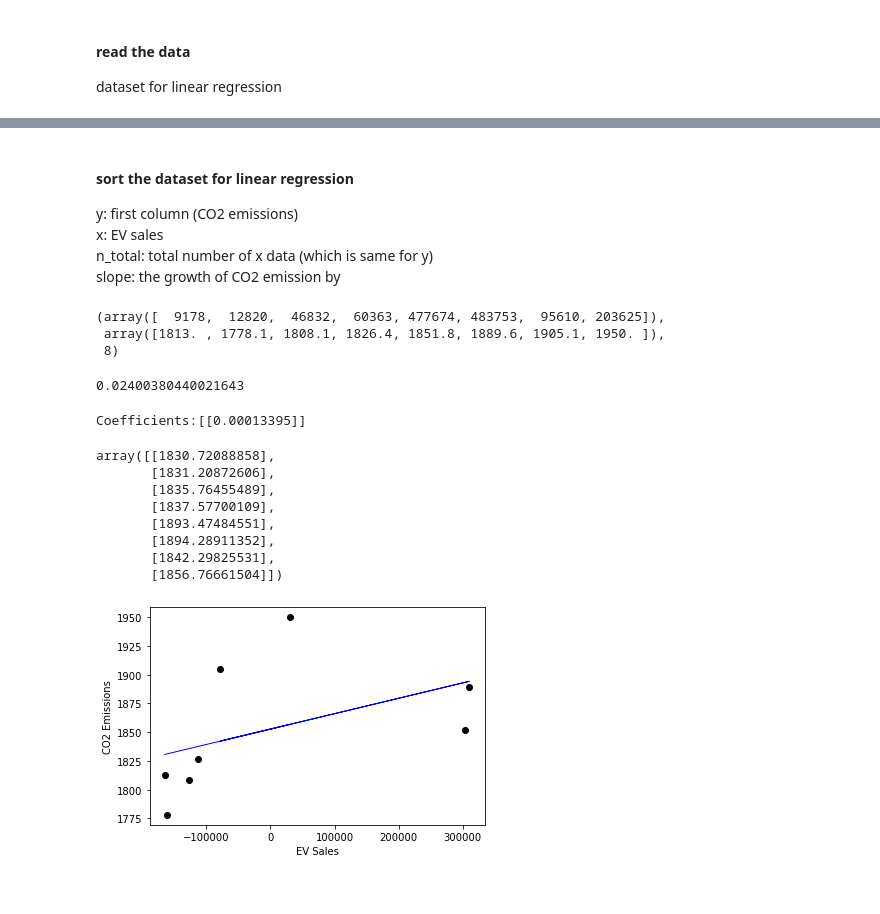
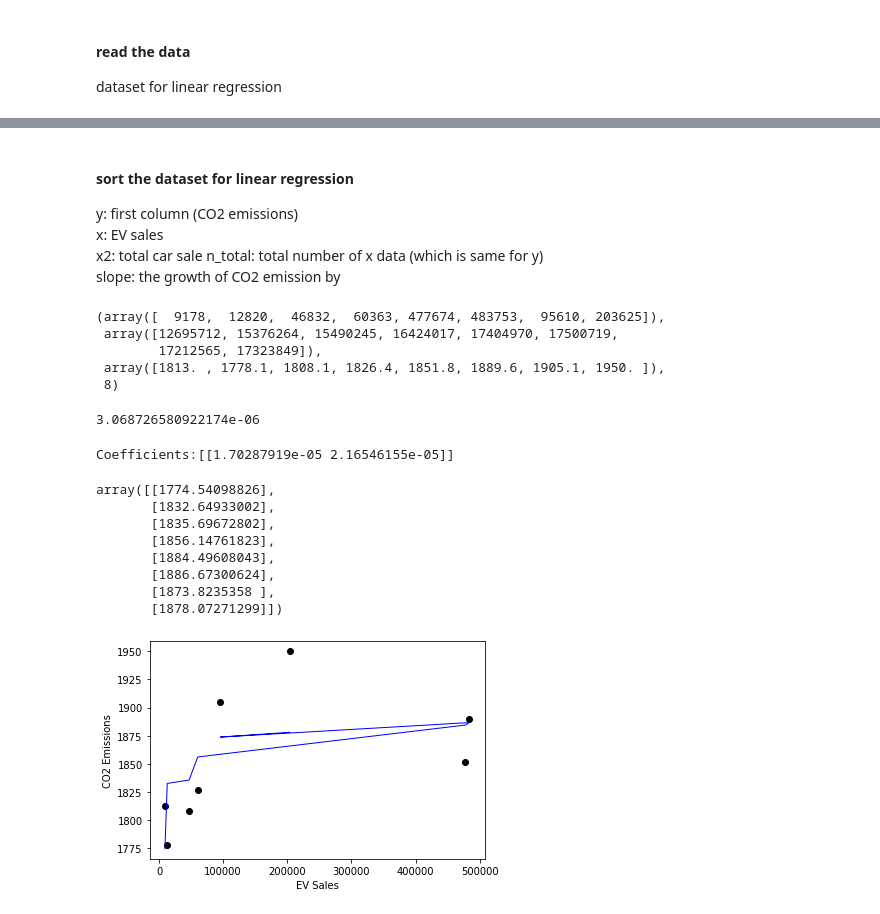
Before and after one commit to ykim879/machine.learning.project, a Jupyter notebook: linear_regression.ipynb, the cells around one changed output, grey strips where cells are left out. Saved outputs shown, nothing was run; the diff lists cells and outputs as text; code cells hidden in the pictures.

Commit message:
multi variable linear regression

```diff
--- a/linear_regression.ipynb
+++ b/linear_regression.ipynb
@@ -99,15 +101,20 @@ dataset
 #### sort the dataset for linear regression
 y: first column (CO2 emissions)\
 x: EV sales\
+x2: total car sale
 n_total: total number of x data (which is same for y)\
 slope: the growth of CO2 emission by
 # %%
+import numpy as np
 y = np.asarray(dataset.iloc[1:,0].tolist())
 x = np.asarray(dataset.iloc[1:,1].tolist())
-n_total = len(x)
-x,y, n_total
+x2 = np.asarray(dataset.iloc[1:,2].tolist())
+n_total = len(y)
+x, x2, y, n_total
 # %% [output]
 (array([  9178,  12820,  46832,  60363, 477674, 483753,  95610, 203625]),
+ array([12695712, 15376264, 15490245, 16424017, 17404970, 17500719,
+        17212565, 17323849]),
  array([1813. , 1778.1, 1808.1, 1826.4, 1851.8, 1889.6, 1905.1, 1950. ]),
  8)
 # %%
@@ -126,11 +133,14 @@ xsquare = np.dot(x_normal.T, x_normal)
 slope = xdoty/xsquare
 slope
 # %% [output]
-0.02400380440021643
+3.068726580922174e-06
 # %%
 #slope by scikit linear regression
+from sklearn import datasets, linear_model,decomposition
 reg = linear_model.LinearRegression()
-x1 = x.reshape(-1,1)
+x1 = np.zeros((n_total, 2))
+x1[:,0] = x
+x1[:,1] = x2
 y1 = y.reshape(-1,1)
 reg.fit(x1,y1)
 pred = reg.predict(x1)
@@ -138,21 +148,21 @@ print("Coefficients:"+str(reg.coef_))
 reg.set_params(normalize = True)
 pred
 # %% [output]
-Coefficients:[[0.00013395]]
+Coefficients:[[1.70287919e-05 2.16546155e-05]]
-array([[1830.72088858],
-       [1831.20872606],
-       [1835.76455489],
-       [1837.57700109],
-       [1893.47484551],
-       [1894.28911352],
-       [1842.29825531],
-       [1856.76661504]])
+array([[1774.54098826],
+       [1832.64933002],
+       [1835.69672802],
+       [1856.14761823],
+       [1884.49608043],
+       [1886.67300624],
+       [1873.8235358 ],
+       [1878.07271299]])
 # %%
 #plotting linear regression
-plotline(x1,y1,x1,pred,'blue',1)
+plotline(x.reshape((-1,1)),y1,x.reshape((-1,1)),pred,'blue',1)
 plt.show()
 # %% [output]
-[figure, old version]
+[figure, new version]
 # %%
 #prediction using pca
 combine = np.column_stack((x,y)).T
```
Also changed, not shown: parts of 2 cells of this notebook.
